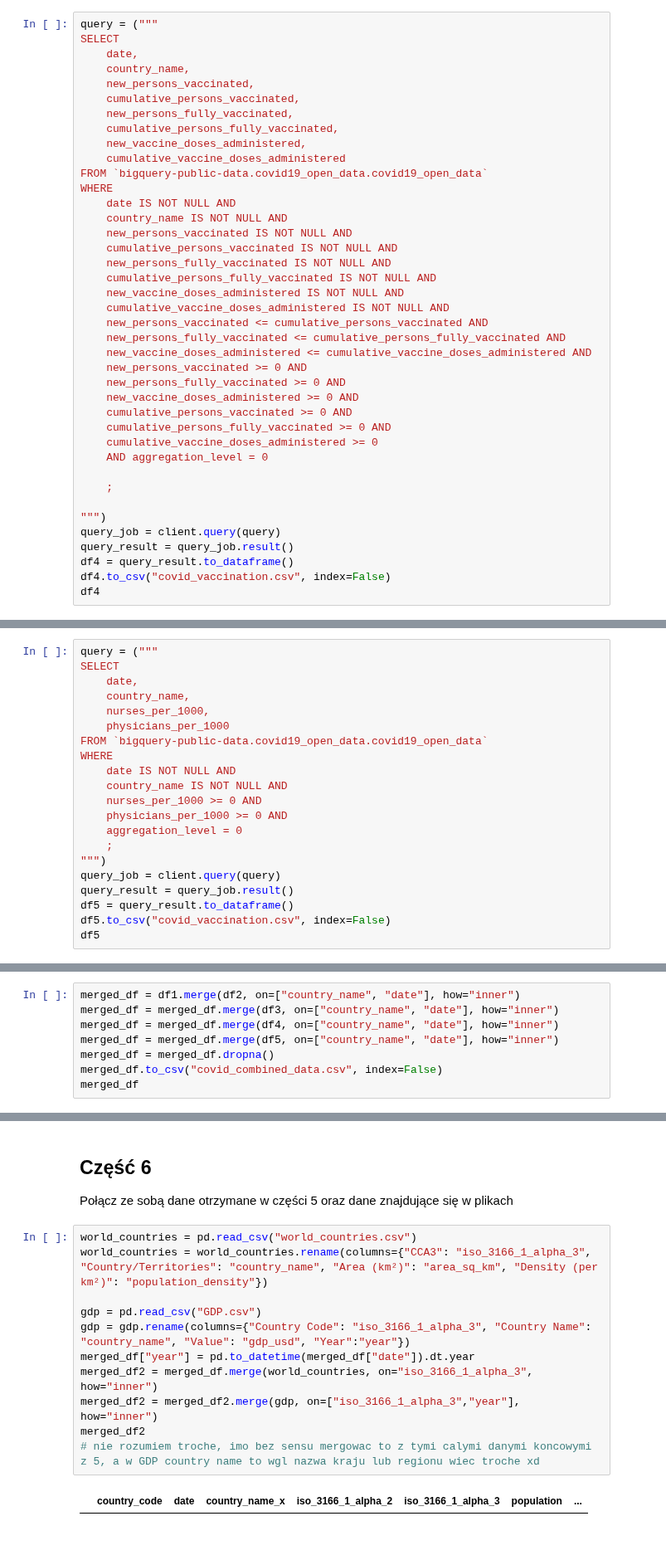
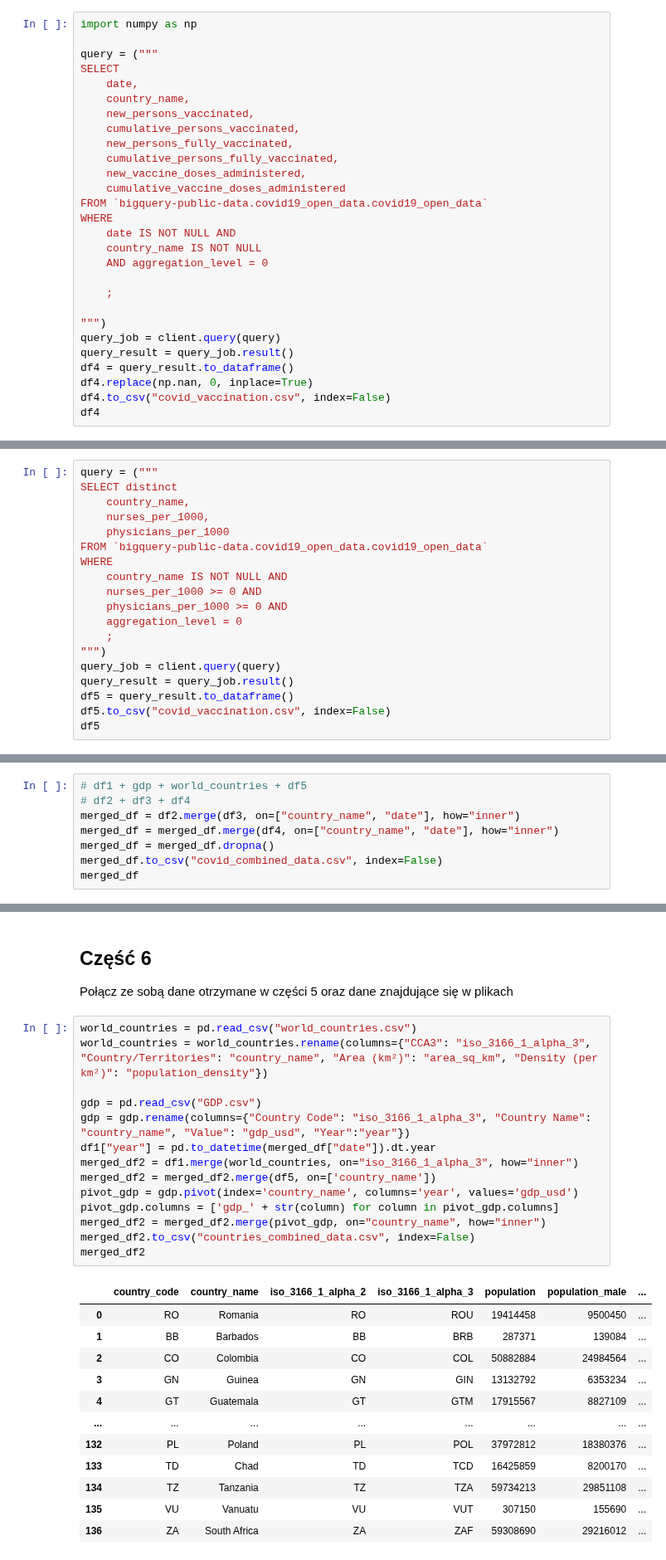
Before and after one commit to JakubKaczmarek5764/BigData1, a Jupyter notebook: main.ipynb, the cells around one changed output, grey strips where cells are left out. Shown at 83% size. Cells and saved outputs as stored; diff of their text form.

```diff
--- a/main.ipynb
+++ b/main.ipynb
@@ -351,6 +345,8 @@ df3
 # %% [markdown]
  4.4. Chcemy zaobserwować trendy i zależności dotyczące szczepień na COVID-19.
 # %%
+import numpy as np
+
 query = ("""
 SELECT
     date,
@@ -364,22 +360,7 @@ SELECT
 FROM `bigquery-public-data.covid19_open_data.covid19_open_data`
 WHERE
     date IS NOT NULL AND
-    country_name IS NOT NULL AND
-    new_persons_vaccinated IS NOT NULL AND
-    cumulative_persons_vaccinated IS NOT NULL AND
-    new_persons_fully_vaccinated IS NOT NULL AND
-    cumulative_persons_fully_vaccinated IS NOT NULL AND
-    new_vaccine_doses_administered IS NOT NULL AND
-    cumulative_vaccine_doses_administered IS NOT NULL AND
-    new_persons_vaccinated <= cumulative_persons_vaccinated AND
-    new_persons_fully_vaccinated <= cumulative_persons_fully_vaccinated AND
-    new_vaccine_doses_administered <= cumulative_vaccine_doses_administered AND
-    new_persons_vaccinated >= 0 AND
-    new_persons_fully_vaccinated >= 0 AND
-    new_vaccine_doses_administered >= 0 AND
-    cumulative_persons_vaccinated >= 0 AND
-    cumulative_persons_fully_vaccinated >= 0 AND
-    cumulative_vaccine_doses_administered >= 0
+    country_name IS NOT NULL
     AND aggregation_level = 0
 
     ;
@@ -388,6 +369,7 @@ WHERE
 query_job = client.query(query)
 query_result = query_job.result()
 df4 = query_result.to_dataframe()
+df4.replace(np.nan, 0, inplace=True)
 df4.to_csv("covid_vaccination.csv", index=False)
 df4
 # %% [output]
@@ -408,14 +390,12 @@ df4
  4.5. Zdefiniuj własny dodatkowy przypadek. Chcemy dowiedzieć się ile jest pielęgniarek i lekarzy w poszczególnych krajach.
 # %%
 query = ("""
-SELECT
-    date,
+SELECT distinct
     country_name,
     nurses_per_1000,
     physicians_per_1000
 FROM `bigquery-public-data.covid19_open_data.covid19_open_data`
 WHERE
-    date IS NOT NULL AND
     country_name IS NOT NULL AND
     nurses_per_1000 >= 0 AND
     physicians_per_1000 >= 0 AND
@@ -445,10 +425,10 @@ df5
 ## Część 5
 Połącz ze sobą wszystkie dane otrzymane w części 4. Nowy zbiór danych zapisz jako oddzielny obiekt DataFrame. Jeżeli uważasz, że należy stworzyć kilka takich obiektów, zrób to i zapisz swoje uzasadnienie. Pamiętaj o ciągłej konieczności zachowania czystości danych. Wynik tego zadania zapisz w pliku / plikach CSV.
 # %%
-merged_df = df1.merge(df2, on=["country_name", "date"], how="inner")
-merged_df = merged_df.merge(df3, on=["country_name", "date"], how="inner")
+# df1 + gdp + world_countries + df5
+# df2 + df3 + df4
+merged_df = df2.merge(df3, on=["country_name", "date"], how="inner")
 merged_df = merged_df.merge(df4, on=["country_name", "date"], how="inner")
-merged_df = merged_df.merge(df5, on=["country_name", "date"], how="inner")
 merged_df = merged_df.dropna()
 merged_df.to_csv("covid_combined_data.csv", index=False)
 merged_df
@@ -472,13 +452,27 @@ Połącz ze sobą dane otrzymane w części 5 oraz dane znajdujące się w plika
 # %%
 world_countries = pd.read_csv("world_countries.csv")
 world_countries = world_countries.rename(columns={"CCA3": "iso_3166_1_alpha_3", "Country/Territories": "country_name", "Area (km²)": "area_sq_km", "Density (per km²)": "population_density"})
 
 gdp = pd.read_csv("GDP.csv")
 gdp = gdp.rename(columns={"Country Code": "iso_3166_1_alpha_3", "Country Name": "country_name", "Value": "gdp_usd", "Year":"year"})
-merged_df["year"] = pd.to_datetime(merged_df["date"]).dt.year
-merged_df2 = merged_df.merge(world_countries, on="iso_3166_1_alpha_3", how="inner")
-merged_df2 = merged_df2.merge(gdp, on=["iso_3166_1_alpha_3","year"], how="inner")
+df1["year"] = pd.to_datetime(merged_df["date"]).dt.year
+merged_df2 = df1.merge(world_countries, on="iso_3166_1_alpha_3", how="inner")
+merged_df2 = merged_df2.merge(df5, on=['country_name'])
+pivot_gdp = gdp.pivot(index='country_name', columns='year', values='gdp_usd')
+pivot_gdp.columns = ['gdp_' + str(column) for column in pivot_gdp.columns]
+merged_df2 = merged_df2.merge(pivot_gdp, on="country_name", how="inner")
+merged_df2.to_csv("countries_combined_data.csv", index=False)
 merged_df2
-# nie rozumiem troche, imo bez sensu mergowac to z tymi calymi danymi koncowymi z 5, a w GDP country name to wgl nazwa kraju lub regionu wiec troche xd
 # %% [output]
-|  | country_code | date | country_name_x | iso_3166_1_alpha_2 | iso_3166_1_alpha_3 | population | ... |
+|  | country_code | country_name | iso_3166_1_alpha_2 | iso_3166_1_alpha_3 | population | population_male | ... |
+| 0 | RO | Romania | RO | ROU | 19414458 | 9500450 | ... |
+| 1 | BB | Barbados | BB | BRB | 287371 | 139084 | ... |
+| 2 | CO | Colombia | CO | COL | 50882884 | 24984564 | ... |
+| 3 | GN | Guinea | GN | GIN | 13132792 | 6353234 | ... |
+| 4 | GT | Guatemala | GT | GTM | 17915567 | 8827109 | ... |
+| ... | ... | ... | ... | ... | ... | ... | ... |
+| 132 | PL | Poland | PL | POL | 37972812 | 18380376 | ... |
+| 133 | TD | Chad | TD | TCD | 16425859 | 8200170 | ... |
+| 134 | TZ | Tanzania | TZ | TZA | 59734213 | 29851108 | ... |
+| 135 | VU | Vanuatu | VU | VUT | 307150 | 155690 | ... |
+| 136 | ZA | South Africa | ZA | ZAF | 59308690 | 29216012 | ... |
```
Also changed, not shown: parts of 9 cells of this notebook, 1 other file.
